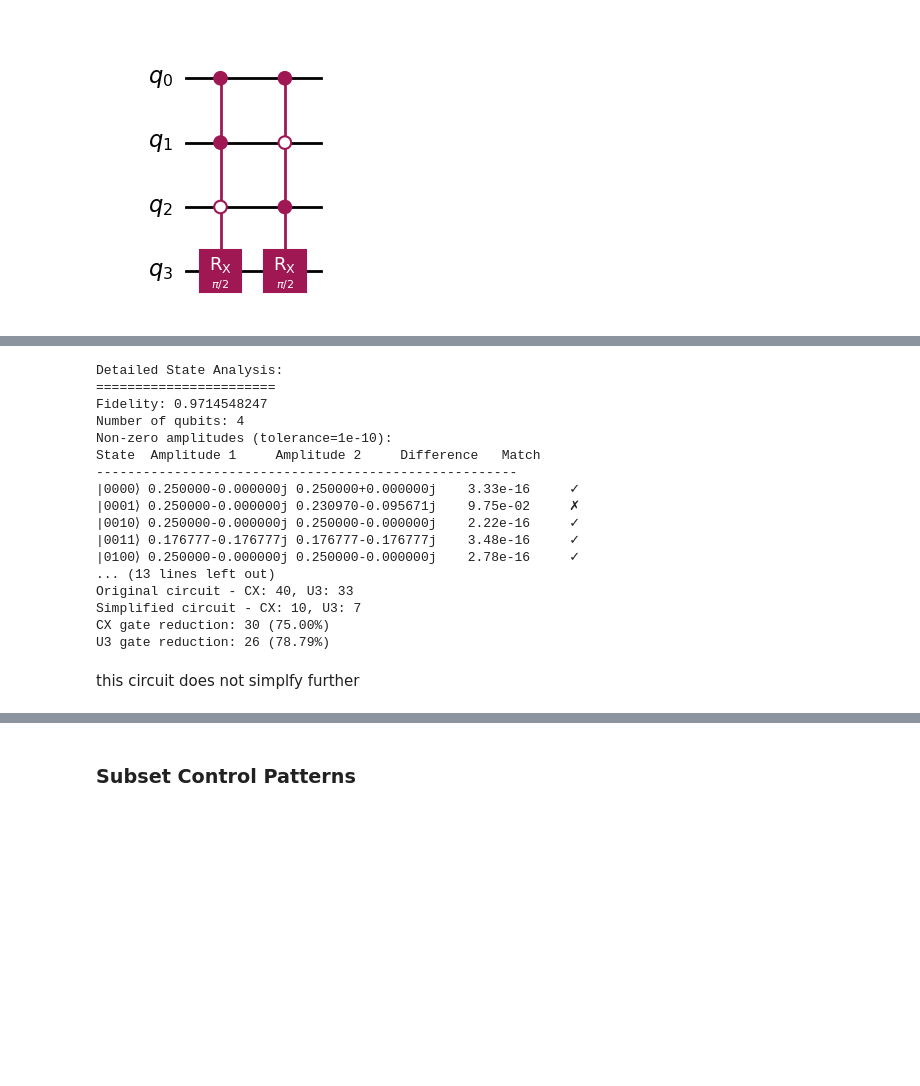
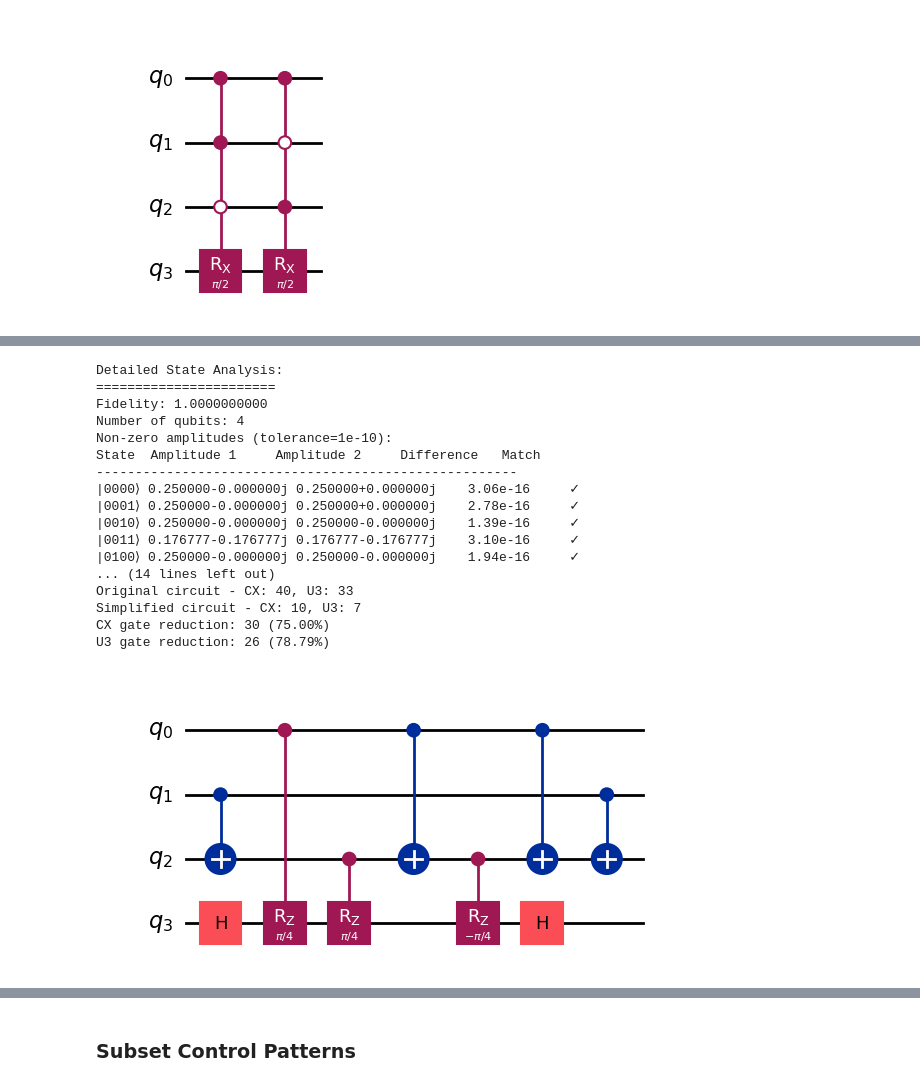
Before and after one commit to Mostafa-Atallah2020/ctqw-matching-decomp, a Jupyter notebook: examples/control reductions.ipynb, the cells around one changed output, grey strips where cells are left out. Cells and saved outputs as stored; diff of their text form; code cells hidden in the pictures; blank space fills up the shorter version.

```diff
--- a/examples/control reductions.ipynb
+++ b/examples/control reductions.ipynb
@@ -129,29 +167,43 @@ qc_simplified.draw('mpl')
 # %%
 state1 = get_state(qc)
-state2 = get_state(qc_simplified)
+state2 = get_state(qc_l)
 
 results = compare_quantum_states(state1, state2, tolerance=1e-10, verbose=False)
 
 detailed_state_analysis(state1, state2)
 
-_ = analyze_circuit_comparison(qc, qc_simplified)
+_ = analyze_circuit_comparison(qc, qc_l)
 # %% [output]
 Detailed State Analysis:
 =======================
-Fidelity: 0.9714548247
+Fidelity: 1.0000000000
 Number of qubits: 4
 Non-zero amplitudes (tolerance=1e-10):
 State  Amplitude 1     Amplitude 2     Difference   Match
 ------------------------------------------------------
-|0000⟩ 0.250000-0.000000j 0.250000+0.000000j    3.33e-16     ✓
-|0001⟩ 0.250000-0.000000j 0.230970-0.095671j    9.75e-02     ✗
-|0010⟩ 0.250000-0.000000j 0.250000-0.000000j    2.22e-16     ✓
-|0011⟩ 0.176777-0.176777j 0.176777-0.176777j    3.48e-16     ✓
-|0100⟩ 0.250000-0.000000j 0.250000-0.000000j    2.78e-16     ✓
-... (13 lines left out)
+|0000⟩ 0.250000-0.000000j 0.250000+0.000000j    3.06e-16     ✓
+|0001⟩ 0.250000-0.000000j 0.250000+0.000000j    2.78e-16     ✓
+|0010⟩ 0.250000-0.000000j 0.250000-0.000000j    1.39e-16     ✓
+|0011⟩ 0.176777-0.176777j 0.176777-0.176777j    3.10e-16     ✓
+|0100⟩ 0.250000-0.000000j 0.250000-0.000000j    1.94e-16     ✓
+... (14 lines left out)
 Original circuit - CX: 40, U3: 33
 Simplified circuit - CX: 10, U3: 7
 CX gate reduction: 30 (75.00%)
 U3 gate reduction: 26 (78.79%)
-# %% [markdown]
-this circuit does not simplfy further
+# %%
+qc_p = QuantumCircuit(4)
+
+qc_p.h(3)
+qc_p.cx(1,2)
+qc_p.crz(theta/2, 0, 3)
+qc_p.crz(theta/2, 2, 3)
+qc_p.cx(0,2)
+qc_p.crz(-theta/2, 2, 3)
+qc_p.cx(0,2)
+qc_p.h(3)
+qc_p.cx(1,2)
+
+qc_p.draw('mpl')
+# %% [output]
+[figure, added]
```
Also changed, not shown: parts of 34 cells of this notebook, 1 other file.
